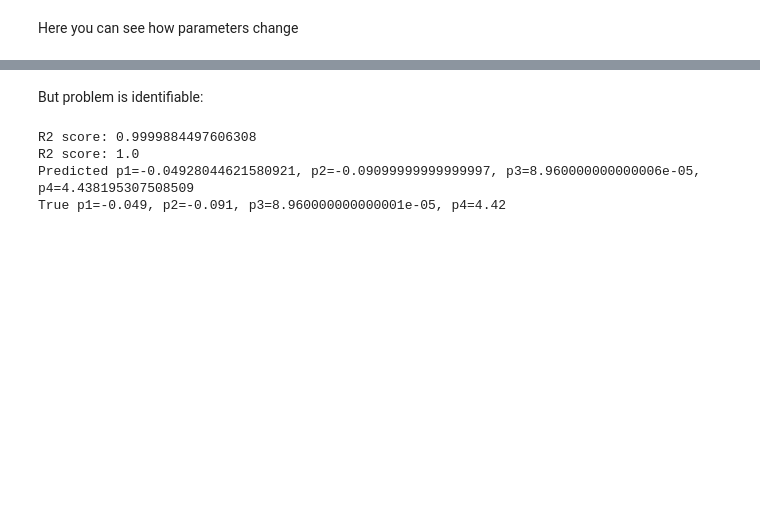
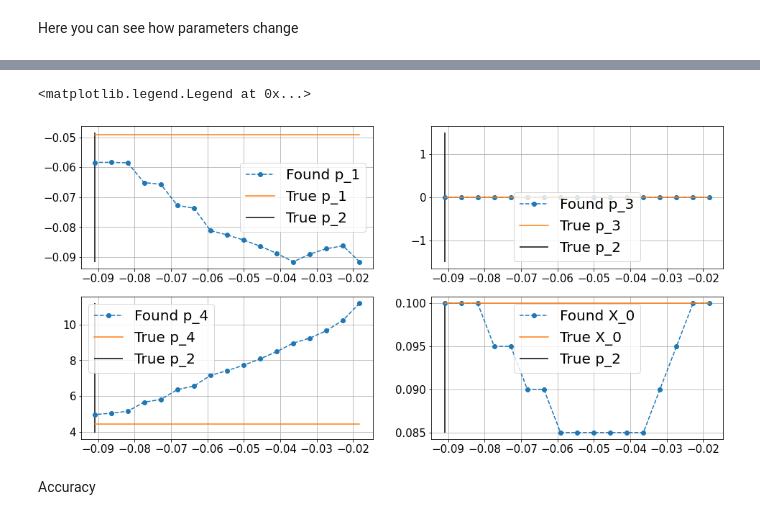
Before and after one commit to vanderwardan/insulin_sensitivity, a Jupyter notebook: Model 6.ipynb, the cells around one changed output, grey strips where cells are left out. Saved outputs shown, nothing was run; the diff lists cells and outputs as text; code cells hidden in the pictures; blank space fills up the shorter version.

Commit message:
updated model 6

```diff
--- a/Model 6.ipynb
+++ b/Model 6.ipynb
@@ -67,0 +110,7 @@ put different left and right scales
+# %%
+Y = (G[::step][1:] - G[::step][:-1]) * 1 + X[::step][:-1] * G[::step][:-1]
+Z = G[::step][:-1].reshape(-1, 1)
+
+model = LinearRegression().fit(Z[:], Y[:])
+y_pred = model.predict(Z[:])
+r2_score(y_pred, Y), model.coef_, model.intercept_
@@ -104,5 +157,5 @@ def get_params_pro(p2, p3, G, I, X0, step):
     res = get_params_basic(p2, p3, G, I, X0 * best_coef, step)
     print("R2 score of fit:", round(res[0], 4))
 
-    return res[1:]
+    return res[1:], X0 * best_coef
 # %% [markdown]
@@ -112,7 +165,7 @@ res = []
 for p2_ in np.arange(0.2, 1.001, 0.05) * p2:
     p3_ = p3
     print("p_2={}".format(round(p2_, 4)),end=' ')
-    [p1_,], p4_ = get_params_pro(p2_, p3_, G[::step], I[::step], X0, 1)
-    res.append([p1_, p2_, p3_, p4_])
+    ([p1_,], p4_), X0_ = get_params_pro(p2_, p3_, G[::step], I[::step], X0, 1)
+    res.append([p1_, p2_, p3_, p4_, X0_])
 res = np.array(res)
 # %% [output]
@@ -156,24 +191,40 @@ plt.legend()
-# %% [markdown]
-But problem is identifiable:
-# %%
-Y = (G[1:] - G[:-1]) * step + X[1:] * G[1:]
-Z = G[:-1].reshape(-1, 1)
-model = LinearRegression().fit(Z[:], Y[:])
-y_pred = model.predict(Z[:])
-print('R2 score:', r2_score(y_pred, Y))
-[p1_], p4_ = model.coef_, model.intercept_
-
-Y = (X[1:] - X[:-1]) * step
-Z = np.vstack([X[:-1], I[:-1]]).T
-model = LinearRegression(fit_intercept=False).fit(Z[:], Y[:])
-y_pred = model.predict(Z[:])
-print('R2 score:', r2_score(y_pred, Y))
-[p2_, p3_], _ = model.coef_, model.intercept_
-
-print("Predicted p1={}, p2={}, p3={}, p4={}".format(p1_, p2_, p3_, p4_))
-print("True p1={}, p2={}, p3={}, p4={}".format(p1, p2, p3, p4))
-# %% [output]
-R2 score: 0.9999884497606308
-R2 score: 1.0
-Predicted p1=-0.04928044621580921, p2=-0.09099999999999997, p3=8.960000000000006e-05, p4=4.438195307508509
-True p1=-0.049, p2=-0.091, p3=8.960000000000001e-05, p4=4.42
+# %%
+fig = plt.figure(figsize=(16, 8))
+# plt.rc('ytick',labelsize=15)
+# plt.rc('xtick',labelsize=15)
+
+fig.add_subplot(221)
+plt.plot(res[:, 1], res[:, 0], linestyle='--', marker='o', label='Found p_1')
+plt.plot(res[:, 1], [p1] * len(res[:, 1]), label='True p_1')
+plt.vlines(p2, min(res[:, 0]), max(res[:, 0]) + 0.01, label='True p_2')
+plt.grid()
+plt.legend(prop={'size': 20})
+
+fig.add_subplot(222)
+plt.plot(res[:, 1], res[:, 2], linestyle='--', marker='o', label='Found p_3')
+plt.plot(res[:, 1], [p3] * len(res[:, 1]), label='True p_3')
+plt.vlines(p2, min(res[:, 2]) - 1.5, max(res[:, 2]) + 1.5, label='True p_2')
+plt.grid()
+plt.legend(prop={'size': 20})
+
+fig.add_subplot(223)
+plt.plot(res[:, 1], res[:, 3], linestyle='--', marker='o', label='Found p_4')
+plt.plot(res[:, 1], [p4] * len(res[:, 1]), label='True p_4')
+plt.vlines(p2, min(res[:, 3]) - 1, max(res[:, 3]), label='True p_2')
+plt.grid()
+plt.legend(prop={'size': 20})
+
+fig.add_subplot(224)
+plt.plot(res[:, 1], res[:, 4], linestyle='--', marker='o', label='Found X_0')
+plt.plot(res[:, 1], [X0] * len(res[:, 1]), label='True X_0')
+plt.vlines(p2, min(res[:, 4]), max(res[:, 4]), label='True p_2')
+plt.grid()
+plt.legend(prop={'size': 20})
+# plt.legend(loc='lower left', prop={'size': 20})
+
+plt.legend(prop={'size': 20})
+# %% [output]
+<matplotlib.legend.Legend at 0x...>
+[figure, added]
+# %% [markdown]
+Accuracy
```
Also changed, not shown: parts of 29 cells of this notebook.
